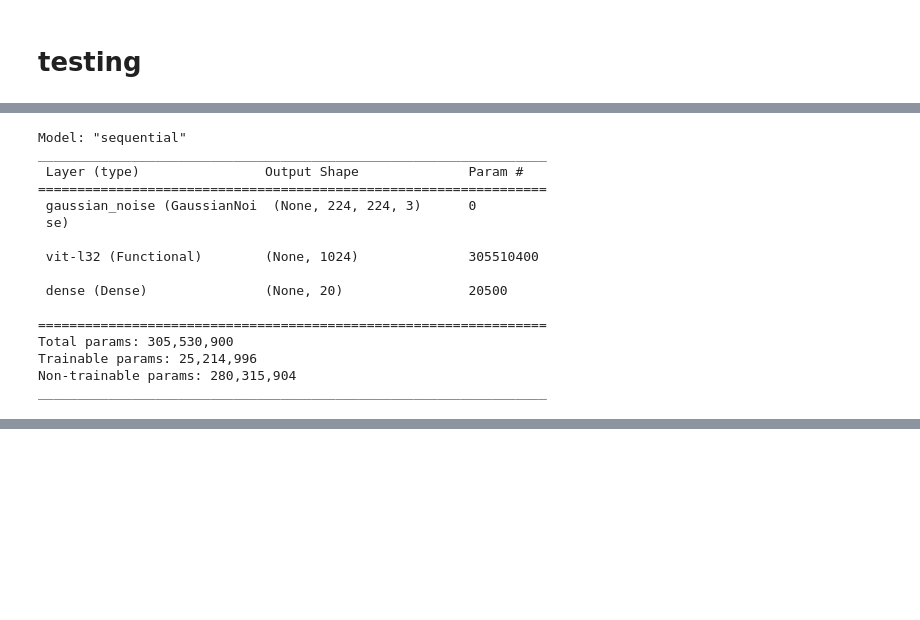
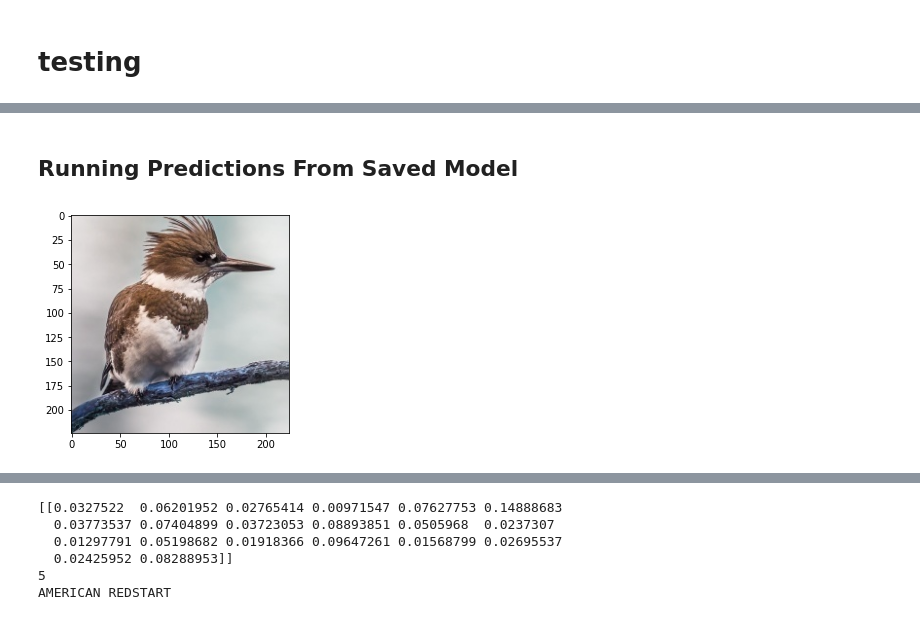
Before and after one commit to Shaunmak1214/birds-classifier, a Jupyter notebook: vit.ipynb, the cells around one changed output, grey strips where cells are left out. Saved outputs shown, nothing was run; the diff lists cells and outputs as text; code cells hidden in the pictures; blank space fills up the shorter version.

```diff
--- a/vit.ipynb
+++ b/vit.ipynb
@@ -203,22 +205,33 @@ print("Test Accuracy:", test_acc)
 Test Accuracy: 0.9899999499320984
 # %%
 model.save("./models/vit_l32_finetuned.h5")
-# %%
-model.summary();
-# %% [output]
-Model: "sequential"
-_________________________________________________________________
- Layer (type)                Output Shape              Param #
-=================================================================
- gaussian_noise (GaussianNoi  (None, 224, 224, 3)      0
- se)
-
- vit-l32 (Functional)        (None, 1024)              305510400
-
- dense (Dense)               (None, 20)                20500
-
-=================================================================
-Total params: 305,530,900
-Trainable params: 25,214,996
-Non-trainable params: 280,315,904
-_________________________________________________________________
+# %% [markdown]
+## Running Predictions From Saved Model
+# %%
+def decode (predicted_arr):
+  train_path = './dataset/20train'
+
+  all_birds_cat = np.array(list(os.listdir(train_path)))
+  for i, pred in enumerate(predicted_arr):
+    print(np.argmax(pred))
+    return all_birds_cat[np.argmax(pred)]
+# %%
+model = load_model('./models/vit_l32_finetuned.h5')
+
+predict_image_path = './dataset/20test/BELTED KINGFISHER/1.jpg'
+
+plt.imshow(cv2.imread(predict_image_path))
+plt.show();
+img = load_img(predict_image_path, target_size=(224,224))
+img = img_to_array(img)
+img = img.reshape((1, img.shape[0], img.shape[1], img.shape[2]))
+img = preprocess_input(img)
+
+predictions = model.predict(img)
+
+print(predictions)
+label = decode(predictions)
+
+print(label)
+# %% [output]
+[figure, added]
@@ -224,0 +239,6 @@ _________________________________________________________________
+[[0.0327522  0.06201952 0.02765414 0.00971547 0.07627753 0.14888683
+  0.03773537 0.07404899 0.03723053 0.08893851 0.0505968  0.0237307
+  0.01297791 0.05198682 0.01918366 0.09647261 0.01568799 0.02695537
+  0.02425952 0.08288953]]
+5
+AMERICAN REDSTART
```
Also changed, not shown: parts of 9 cells of this notebook, 2 other files.
